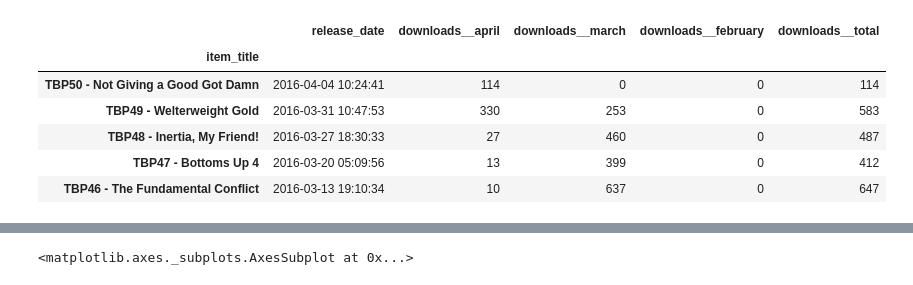
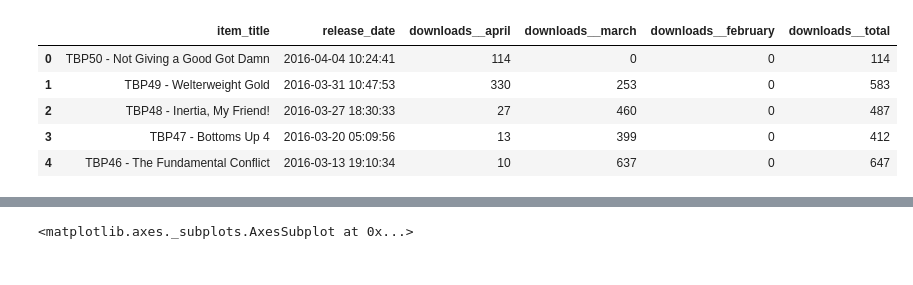
Before and after one commit to corpetty/TBP_metrics, a Jupyter notebook: Exploring.ipynb, the cells around one changed output, grey strips where cells are left out. Saved outputs shown, nothing was run; the diff lists cells and outputs as text; code cells hidden in the pictures.

```diff
--- a/Exploring.ipynb
+++ b/Exploring.ipynb
@@ -7,12 +9,12 @@ css = open("styles/style-table.css").read() + open('styles/style-notebook.css').
 HTML('<style>{}</style>'.format(css))
 # %%
-threemonth_metrics = pd.DataFrame.from_csv("raw_data/three-month-export_2016-04-04.csv")
+dtypes=[str,datetime.date,int,int,int,int]
+threemonth_metrics = pd.read_csv("raw_data/three-month-export_2016-04-04.csv",parse_dates=[1])
 threemonth_metrics.head()
 # %% [output]
-|  | release_date | downloads__april | downloads__march | downloads__february | downloads__total |
-| item_title |  |  |  |  |  |
-| TBP50 - Not Giving a Good Got Damn | 2016-04-04 10:24:41 | 114 | 0 | 0 | 114 |
-| TBP49 - Welterweight Gold | 2016-03-31 10:47:53 | 330 | 253 | 0 | 583 |
-| TBP48 - Inertia, My Friend! | 2016-03-27 18:30:33 | 27 | 460 | 0 | 487 |
-| TBP47 - Bottoms Up 4 | 2016-03-20 05:09:56 | 13 | 399 | 0 | 412 |
-| TBP46 - The Fundamental Conflict | 2016-03-13 19:10:34 | 10 | 637 | 0 | 647 |
+|  | item_title | release_date | downloads__april | downloads__march | downloads__february | downloads__total |
+| 0 | TBP50 - Not Giving a Good Got Damn | 2016-04-04 10:24:41 | 114 | 0 | 0 | 114 |
+| 1 | TBP49 - Welterweight Gold | 2016-03-31 10:47:53 | 330 | 253 | 0 | 583 |
+| 2 | TBP48 - Inertia, My Friend! | 2016-03-27 18:30:33 | 27 | 460 | 0 | 487 |
+| 3 | TBP47 - Bottoms Up 4 | 2016-03-20 05:09:56 | 13 | 399 | 0 | 412 |
+| 4 | TBP46 - The Fundamental Conflict | 2016-03-13 19:10:34 | 10 | 637 | 0 | 647 |
```
Also changed, not shown: parts of 8 cells of this notebook, 3 other files.
